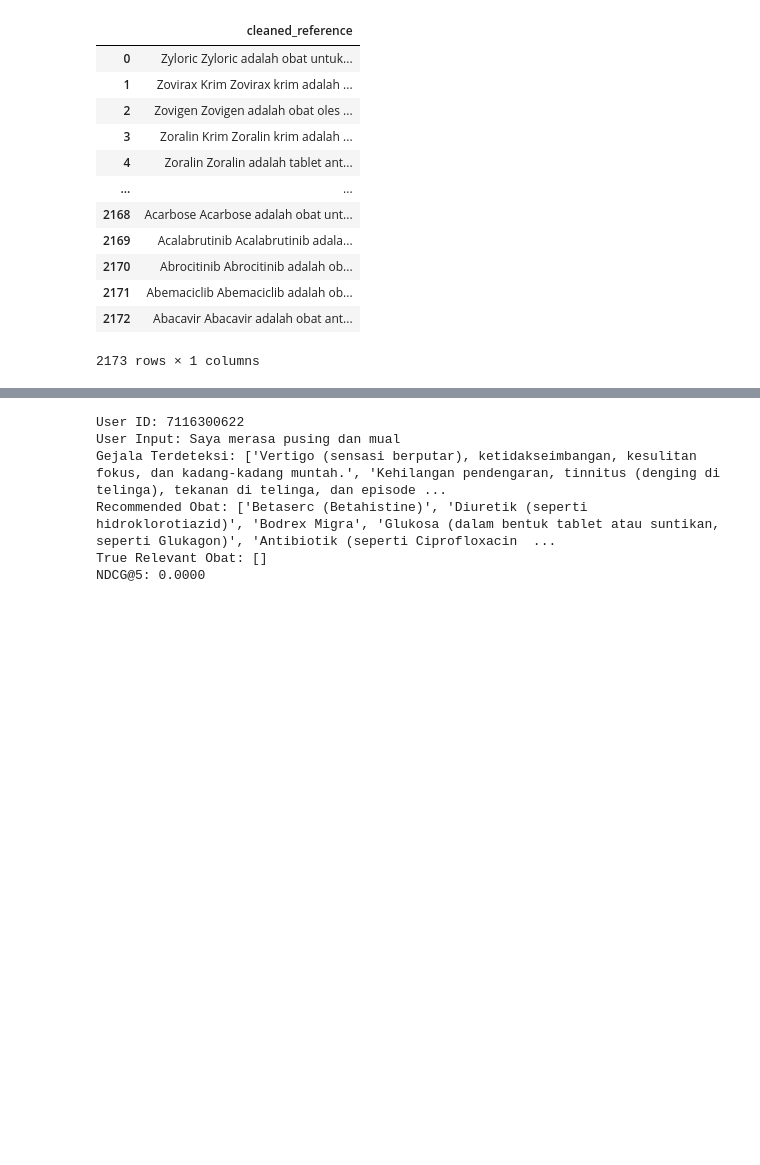
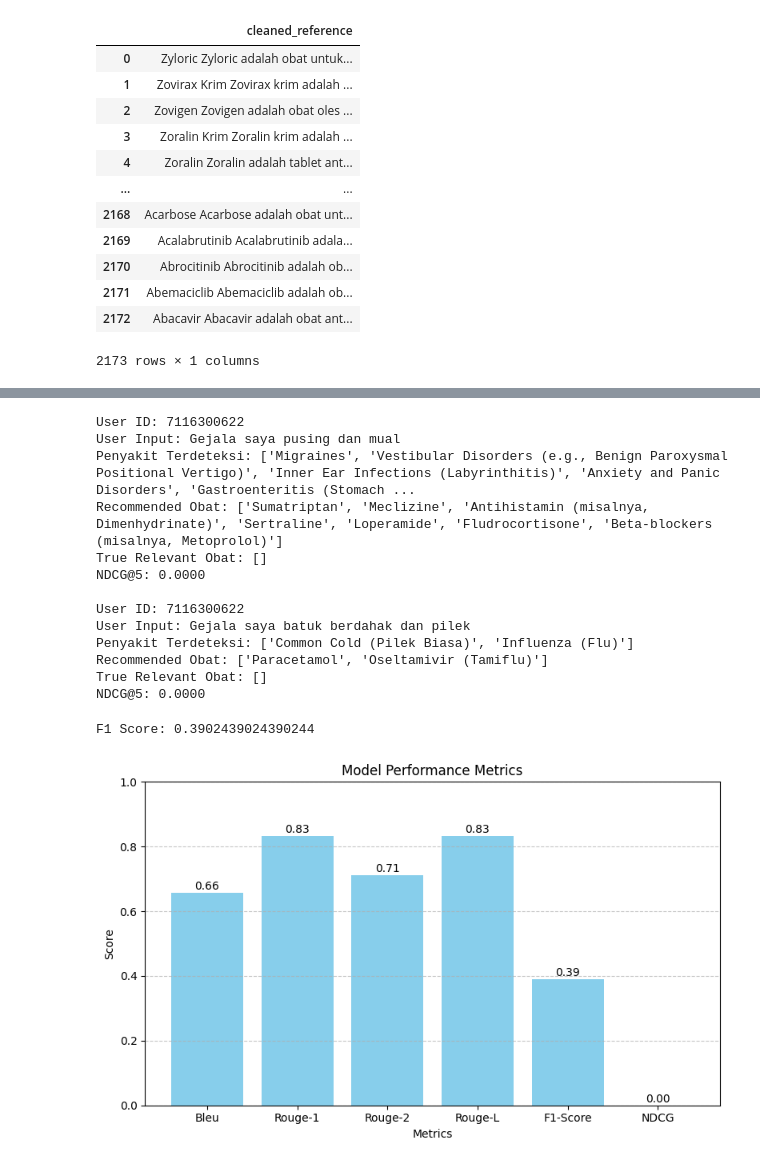
Before and after one commit to histeris/LLM_AGENT, a Jupyter notebook: Evaluation.ipynb, the cells around one changed output, grey strips where cells are left out. Drawn from its saved outputs; the diff is of its cells as text; code cells hidden in the pictures; blank space fills up the shorter version.

```diff
--- a/Evaluation.ipynb
+++ b/Evaluation.ipynb
@@ -140,7 +154,7 @@ for user_id, entries in data.items():
 
         for agent in agent_outputs:
             nama_penyakit = agent.get("nama_penyakit", "")
-            rekom_obat = agent.get("rekomendasi_obat", "")
+            rekom_obat = agent.get("nama_obat", "")
 
             if nama_penyakit:
                 penyakit_list.append(nama_penyakit)
@@ -168,8 +182,72 @@ for user_id, entries in data.items():
         print(f"NDCG@5: {ndcg_score:.4f}\n")
 # %% [output]
 User ID: 7116300622
-User Input: Saya merasa pusing dan mual
-Gejala Terdeteksi: ['Vertigo (sensasi berputar), ketidakseimbangan, kesulitan fokus, dan kadang-kadang muntah.', 'Kehilangan pendengaran, tinnitus (denging di telinga), tekanan di telinga, dan episode ...
-Recommended Obat: ['Betaserc (Betahistine)', 'Diuretik (seperti hidroklorotiazid)', 'Bodrex Migra', 'Glukosa (dalam bentuk tablet atau suntikan, seperti Glukagon)', 'Antibiotik (seperti Ciprofloxacin  ...
+User Input: Gejala saya pusing dan mual
+Penyakit Terdeteksi: ['Migraines', 'Vestibular Disorders (e.g., Benign Paroxysmal Positional Vertigo)', 'Inner Ear Infections (Labyrinthitis)', 'Anxiety and Panic Disorders', 'Gastroenteritis (Stomach ...
+Recommended Obat: ['Sumatriptan', 'Meclizine', 'Antihistamin (misalnya, Dimenhydrinate)', 'Sertraline', 'Loperamide', 'Fludrocortisone', 'Beta-blockers (misalnya, Metoprolol)']
 True Relevant Obat: []
 NDCG@5: 0.0000
+
+User ID: 7116300622
+User Input: Gejala saya batuk berdahak dan pilek
+Penyakit Terdeteksi: ['Common Cold (Pilek Biasa)', 'Influenza (Flu)']
+Recommended Obat: ['Paracetamol', 'Oseltamivir (Tamiflu)']
+True Relevant Obat: []
+NDCG@5: 0.0000
+# %%
+def f1_score_rag(pred, true):
+    pred_tokens = pred.lower().split()
+    true_tokens = true.lower().split()
+
+    common = set(pred_tokens) & set(true_tokens)
+    if not common:
+        return 0.0
+
+    precision = len(common) / len(pred_tokens)
+    recall = len(common) / len(true_tokens)
+    f1 = 2 * precision * recall / (precision + recall)
+    return f1
+
+generated_answer = 'Modafinil diambil sesuai dosis yang diresepkan dokter tergantung kondisi pasien. Pastikan untuk mengikuti instruksi serta waktu dan cara penggunaan yang tepat.'
+ground_truth_answer = 'Dosis modafinil yang diresepkan dokter dapat berbeda pada tiap pasien. Berikut ini adalah dosis umum penggunaan modafinil berdasarkan kondisi pasien'
+
+f1_score = f1_score_rag(generated_answer, ground_truth_answer)
+
+print("F1 Score:",f1_score)
+# %% [output]
+F1 Score: 0.3902439024390244
+# %%
+scores = {
+    "Bleu" : avg_bleu,
+    "Rouge-1" : avg_rouge_1,
+    "Rouge-2" : avg_rouge_2,
+    "Rouge-L" : avg_rouge_l,
+    "F1-Score" : f1_score,
+    "NDCG" : ndcg_score
+}
+# %%
+import matplotlib.pyplot as plt
+
+# Data
+metrics = list(scores.keys())
+values = list(scores.values())
+
+# Plot
+plt.figure(figsize=(8, 5))
+bars = plt.bar(metrics, values, color='skyblue')
+
+# Tambahkan nilai di atas bar
+for bar in bars:
+    yval = bar.get_height()
+    plt.text(bar.get_x() + bar.get_width()/2.0, yval + 0.01, f"{yval:.2f}", ha='center')
+
+# Label dan judul
+plt.ylim(0, 1)
+plt.title("Model Performance Metrics")
+plt.ylabel("Score")
+plt.xlabel("Metrics")
+plt.grid(axis='y', linestyle='--', alpha=0.7)
+plt.tight_layout()
+plt.show()
+# %% [output]
+[figure, added]
```
Also changed, not shown: parts of 3 cells of this notebook, 6 other files.
